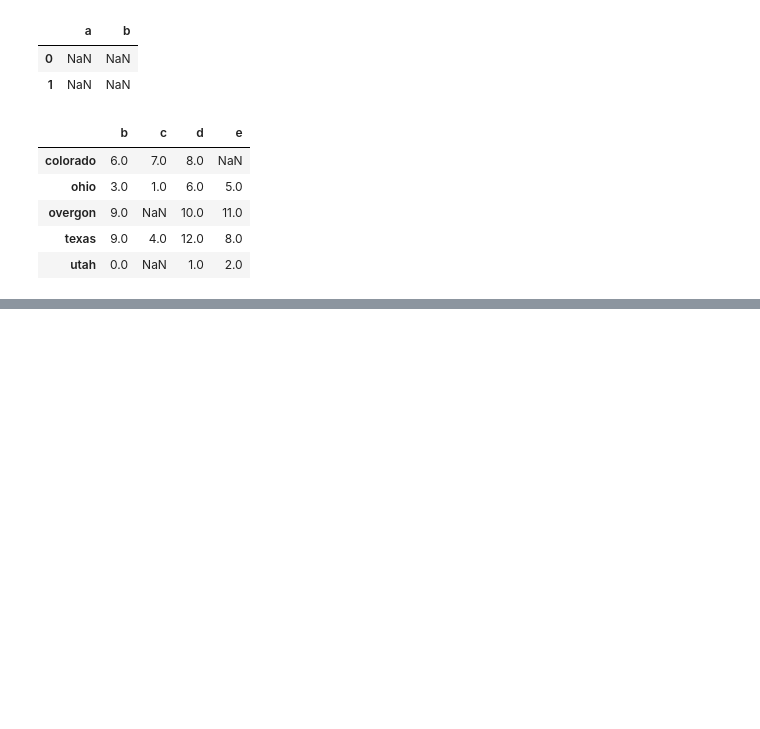
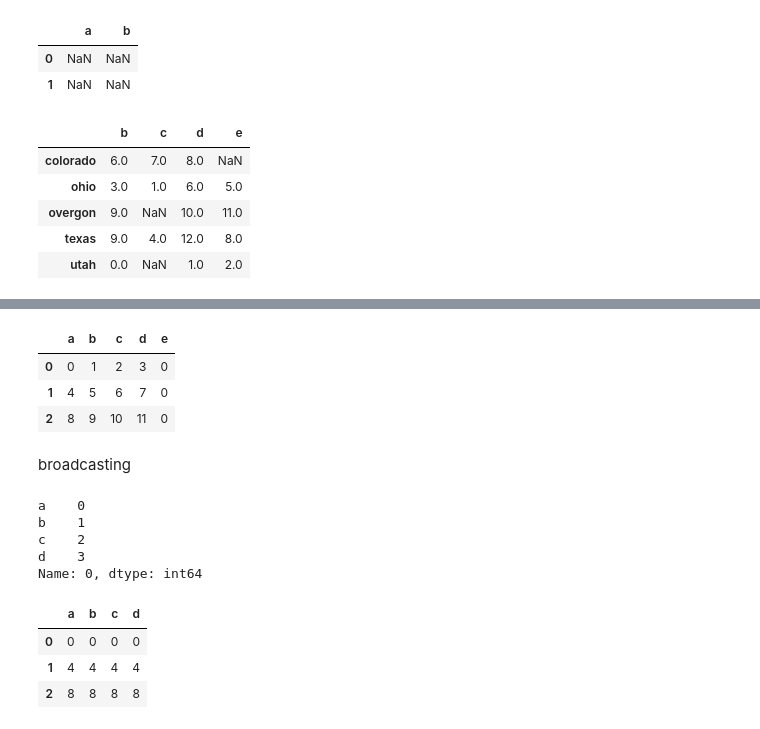
Before and after one commit to Ishaanvats74/Data-Analysis-and-Visualization-College, a Jupyter notebook: 19_02_2026/class.ipynb, the cells around one changed output, grey strips where cells are left out. Drawn from its saved outputs; the diff is of its cells as text; code cells hidden in the pictures; blank space fills up the shorter version.

```diff
--- a/19_02_2026/class.ipynb
+++ b/19_02_2026/class.ipynb
@@ -74,0 +91,28 @@ df.add(df1, fill_value=0)
+# %%
+df3 = pd.DataFrame(np.arange(12).reshape(3,4), columns=['a', 'b', 'c', 'd'])
+df4 = pd.DataFrame(np.arange(20).reshape(4,5), columns=['a', 'b', 'c', 'd', 'e'])
+# %%
+df3.reindex(columns=df4.columns, fill_value=0)
+# %% [output]
+|  | a | b | c | d | e |
+| 0 | 0 | 1 | 2 | 3 | 0 |
+| 1 | 4 | 5 | 6 | 7 | 0 |
+| 2 | 8 | 9 | 10 | 11 | 0 |
+# %% [markdown]
+broadcasting
+# %%
+s = df3.iloc[0]
+print(s)
+# %% [output]
+a    0
+b    1
+c    2
+d    3
+Name: 0, dtype: int64
+# %%
+df3 - s
+# %% [output]
+|  | a | b | c | d |
+| 0 | 0 | 0 | 0 | 0 |
+| 1 | 4 | 4 | 4 | 4 |
+| 2 | 8 | 8 | 8 | 8 |
```
Also changed, not shown: parts of 8 cells of this notebook, 4 other files.
